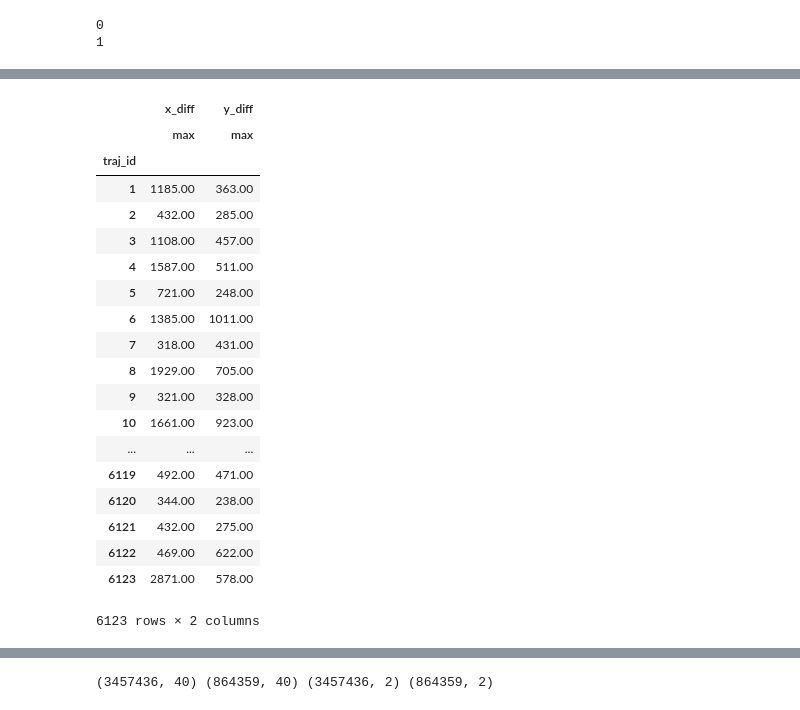
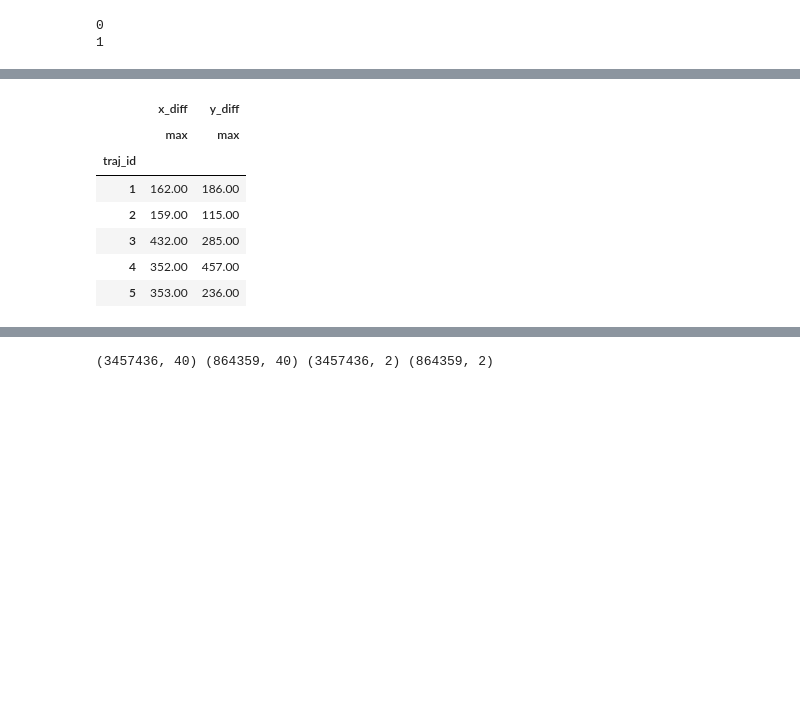
Before and after one commit to pattern-recogniser/pedestrian-trajectory-predictor, a Jupyter notebook: Data understanding and exploration.ipynb, the cells around one changed output, grey strips where cells are left out. Cells and saved outputs as stored; diff of their text form; code cells hidden in the pictures; blank space fills up the shorter version.

```diff
--- a/Data understanding and exploration.ipynb
+++ b/Data understanding and exploration.ipynb
@@ -42,8 +52,8 @@ df['traj_id'] = df['fl_1'].cumsum()
 # %%
-position_threshold = 500
 df['x_lag'] = df.groupby(['traj_id'])['x_pos'].shift(1)
 df['y_lag'] = df.groupby(['traj_id'])['y_pos'].shift(1)
 
 df['x_diff'] = abs(df['x_pos'] - df['x_lag'])
 df['y_diff'] = abs(df['y_pos'] - df['y_lag'])
-df['fl_2'] = np.where((df['x_diff'] > position_threshold) | (df['y_diff'] > position_threshold), 1, 0)
+
+df['x_diff'].describe()
@@ -50,10 +69,0 @@ df['fl_2'] = np.where((df['x_diff'] > position_threshold) | (df['y_diff'] > posi
-# %%
-df['fl_3'] = np.where((df['fl_1'] | df['fl_2']), 1, 0)
-# %%
-df['new_traj_id'] = df['fl_3'].cumsum()
-# %%
-df['x_lag'] = df.groupby(['new_traj_id'])['x_pos'].shift(1)
-df['y_lag'] = df.groupby(['new_traj_id'])['y_pos'].shift(1)
-
-df['x_diff'] = abs(df['x_pos'] - df['x_lag'])
-df['y_diff'] = abs(df['y_pos'] - df['y_lag'])
@@ -73,23 +70,11 @@ Name: x_diff, dtype: float64
 # %%
-df.groupby(['traj_id']).agg({'x_diff': ['max'], 'y_diff': ['max']})
+df.groupby(['traj_id']).agg({'x_diff': ['max'], 'y_diff': ['max']}).head(5)
 # %% [output]
 |  | x_diff | y_diff |
 |  | max | max |
 | traj_id |  |  |
-| 1 | 1185.00 | 363.00 |
-| 2 | 432.00 | 285.00 |
-| 3 | 1108.00 | 457.00 |
-| 4 | 1587.00 | 511.00 |
-| 5 | 721.00 | 248.00 |
-| 6 | 1385.00 | 1011.00 |
-| 7 | 318.00 | 431.00 |
-| 8 | 1929.00 | 705.00 |
-| 9 | 321.00 | 328.00 |
-| 10 | 1661.00 | 923.00 |
-| ... | ... | ... |
-| 6119 | 492.00 | 471.00 |
-| 6120 | 344.00 | 238.00 |
-| 6121 | 432.00 | 275.00 |
-| 6122 | 469.00 | 622.00 |
-| 6123 | 2871.00 | 578.00 |
+| 1 | 162.00 | 186.00 |
+| 2 | 159.00 | 115.00 |
+| 3 | 432.00 | 285.00 |
+| 4 | 352.00 | 457.00 |
+| 5 | 353.00 | 236.00 |
-6123 rows × 2 columns
```
Also changed, not shown: parts of 16 cells of this notebook, 1 other file.
